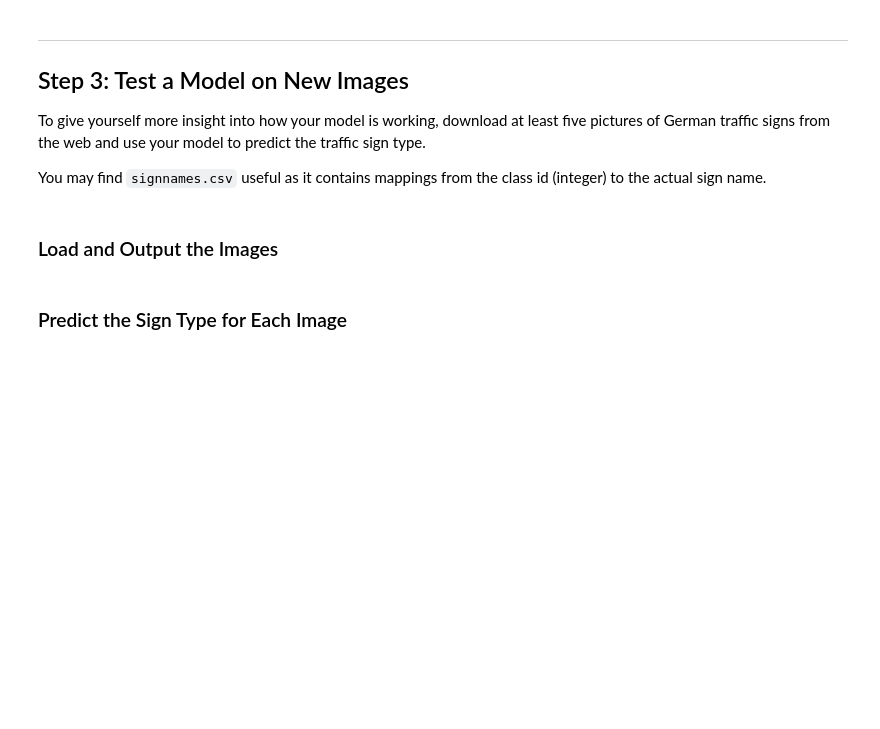
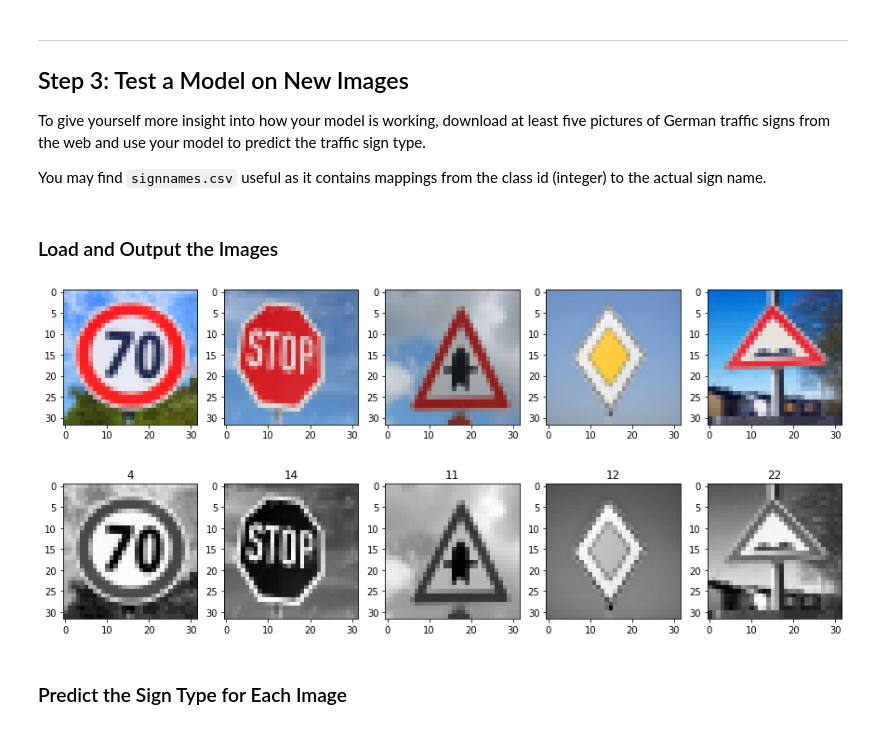
Before and after one commit to DmitriySemenov/SDCE_Project3_Traffic_Sign_Classifier, a Jupyter notebook: Traffic_Sign_Classifier.ipynb, the cells around one changed output. Drawn from its saved outputs; the diff is of its cells as text; code cells hidden in the pictures; blank space fills up the shorter version.

```diff
--- a/Traffic_Sign_Classifier.ipynb
+++ b/Traffic_Sign_Classifier.ipynb
@@ -616,3 +630,39 @@ You may find `signnames.csv` useful as it contains mappings from the class id (i
+# %%
+import glob
+### Load the images and plot them here.
+### Feel free to use as many code cells as needed.
+jpg_img = glob.glob('image_data/*.jpg')
+img_count = len(jpg_img)
+images_list = []
+
+# Plot original images
+plt.figure(1, figsize=(15,15))
+for idx in range(img_count):
+    sub = plt.subplot(1,img_count,idx+1)
+
+    image = cv2.imread(jpg_img[idx])
+    image = cv2.resize(image,(32,32),interpolation = cv2.INTER_AREA)
+    image_rgb = cv2.cvtColor(image, cv2.COLOR_BGR2RGB)
+    images_list.append(image_rgb)
+    plt.imshow(image_rgb)
+
+images_rgb = np.array(images_list)
+# Convert to grayscale and normalize
+images_gray = grayscale(images_rgb)
+images_norm = normalize(images_gray)
+
+# Correct labels for images
+images_y = np.array([4,14,11,12,22])
+
+# Plot normalized images with labels
+plt.figure(2, figsize=(15,15))
+for idx in range(img_count):
+    sub = plt.subplot(1,img_count,idx+1)
+    plt.imshow(images_norm[idx].squeeze(), cmap='gray')
+    sub.set_title(images_y[idx])
+# %% [output]
+[figure, added]
+[figure, added]
 # %% [markdown]
 ### Predict the Sign Type for Each Image
 # %%
```
Also changed, not shown: parts of 10 cells of this notebook, 5 other files.
